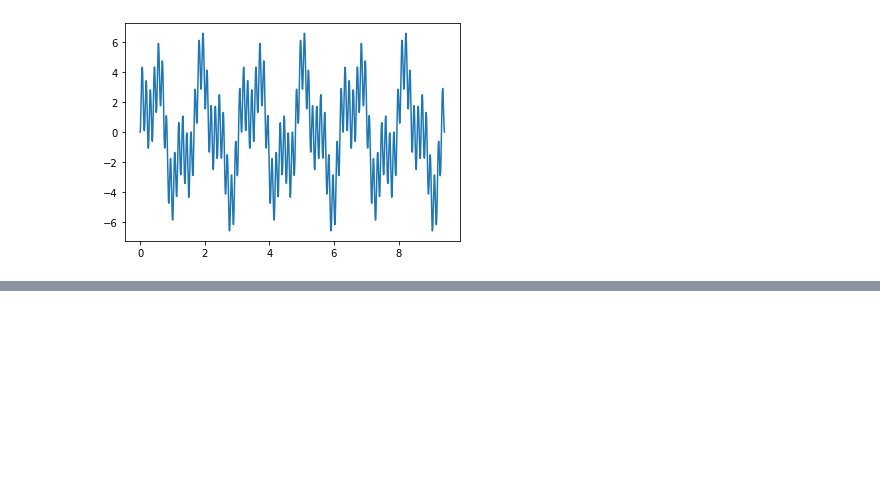
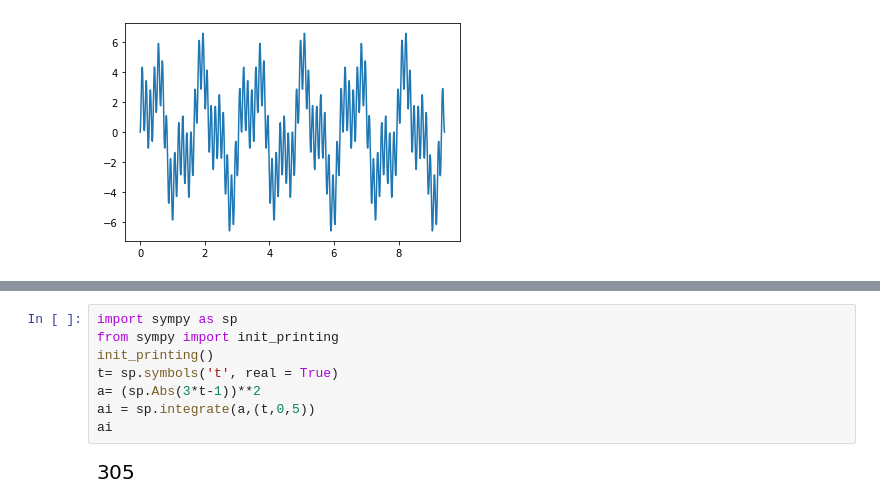
Before and after one commit to aguaranguay/se-ales, a Jupyter notebook: Taller1.ipynb, the cells around one changed output, grey strips where cells are left out. Drawn from its saved outputs; the diff is of its cells as text; blank space fills up the shorter version.

```diff
--- a/Taller1.ipynb
+++ b/Taller1.ipynb
@@ -248,0 +312,10 @@ plt.plot(t,x)
+# %%
+import sympy as sp
+from sympy import init_printing
+init_printing()
+t= sp.symbols('t', real = True)
+a= (sp.Abs(3*t-1))**2
+ai = sp.integrate(a,(t,0,5))
+ai
+# %% [output]
+[figure, added]
```
Also changed, not shown: parts of 11 cells of this notebook.
